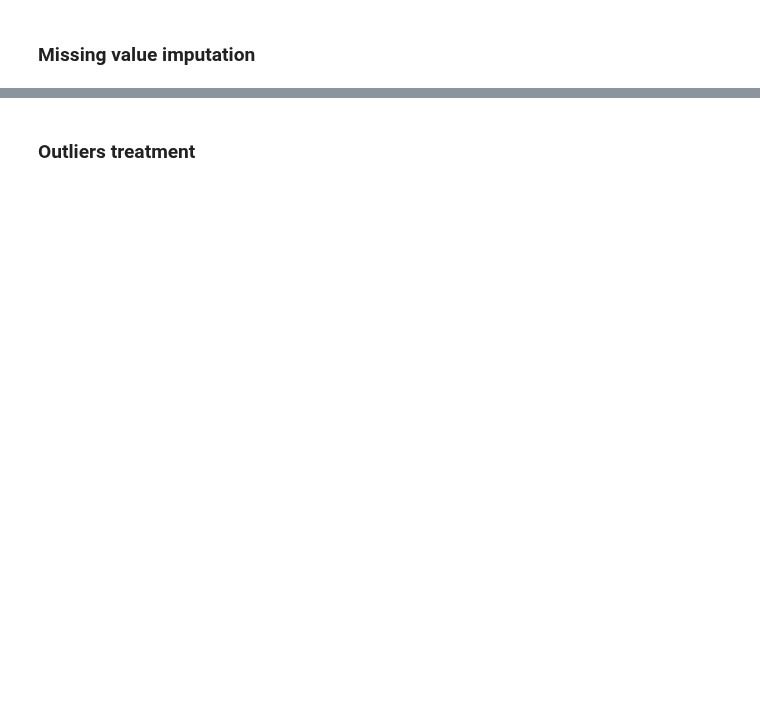
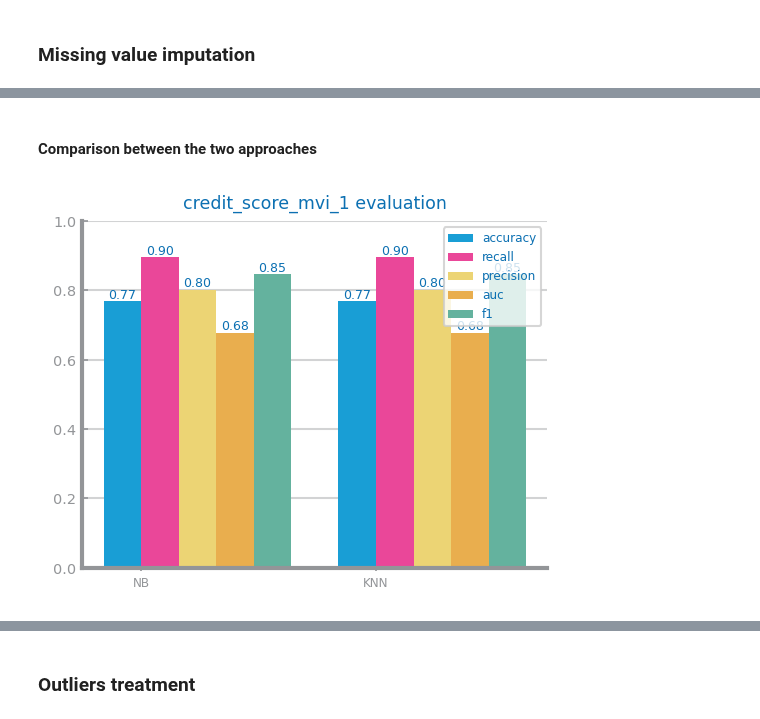
Before and after one commit to esteves3/data-science, a Jupyter notebook: credit-score-preparation.ipynb, the cells around one changed output, grey strips where cells are left out. Drawn from its saved outputs; the diff is of its cells as text; code cells hidden in the pictures; blank space fills up the shorter version.

Commit message:
credit score preparation, mvi approach 2

```diff
--- a/credit-score-preparation.ipynb
+++ b/credit-score-preparation.ipynb
@@ -34,6 +34,7 @@ pd.set_option("display.max_colwidth", 200)
 # %%
-# Remove non-digits from age column
+# Remove non-digits from age column and convert into numeric
 data['Age'] = data['Age'].str.replace(r'[^0-9]+', '', regex=True)
+data['Age'] = pd.to_numeric(data['Age'])
 
 # Drop name column
 data = data.drop(columns=['Name'])
@@ -108,4 +104,4 @@ no_nans.head(7)
 # %%
 # Can we drop "num of loan"?
 
-no_nans[['NumofLoan', 'Type_of_Loan']].head(15)
+data = data.drop(columns = ['NumofLoan'])
@@ -193,0 +312,44 @@ Name: Payment_Behaviour, dtype: object
+# %% [markdown]
+#### Comparison between the two approaches
+# %%
+from numpy import ndarray
+from pandas import DataFrame, read_csv
+from matplotlib.pyplot import savefig, show, figure
+from dslabs_functions import plot_multibar_chart, CLASS_EVAL_METRICS, run_NB, run_KNN
+from sklearn.model_selection import train_test_split
+
+def evaluate_approach(
+    train: DataFrame, test: DataFrame, target: str = "class", metric: str = "accuracy"
+) -> dict[str, list]:
+    trnY = train.pop(target).values
+    trnX: ndarray = train.values
+    tstY = test.pop(target).values
+    tstX: ndarray = test.values
+    eval: dict[str, list] = {}
+
+    eval_NB: dict[str, float] = run_NB(trnX, trnY, tstX, tstY, metric=metric)
+    eval_KNN: dict[str, float] = run_KNN(trnX, trnY, tstX, tstY, metric=metric)
+    if eval_NB != {} and eval_KNN != {}:
+        for met in CLASS_EVAL_METRICS:
+            eval[met] = [eval_NB[met], eval_KNN[met]]
+    return eval
+
+
+file_tag = 'credit_score_mvi_1'
+target = 'Credit_Score'
+y = data_mvi_1[target]
+X = data_mvi_1.drop(columns = target)
+X_train, X_test, y_train, y_test = train_test_split(X, y, test_size=0.3)
+train = pd.concat([X_train, y_train], axis=1)
+test = pd.concat([X_test, y_test], axis=1)
+
+
+figure()
+eval: dict[str, list] = evaluate_approach(train, test, target=target, metric="recall")
+plot_multibar_chart(
+    ["NB", "KNN"], eval, title=f"{file_tag} evaluation", percentage=True
+)
+savefig(f"images/{file_tag}_eval.png")
+show()
+# %% [output]
+[figure, added]
```
Also changed, not shown: parts of 15 cells of this notebook, 3 other files.
